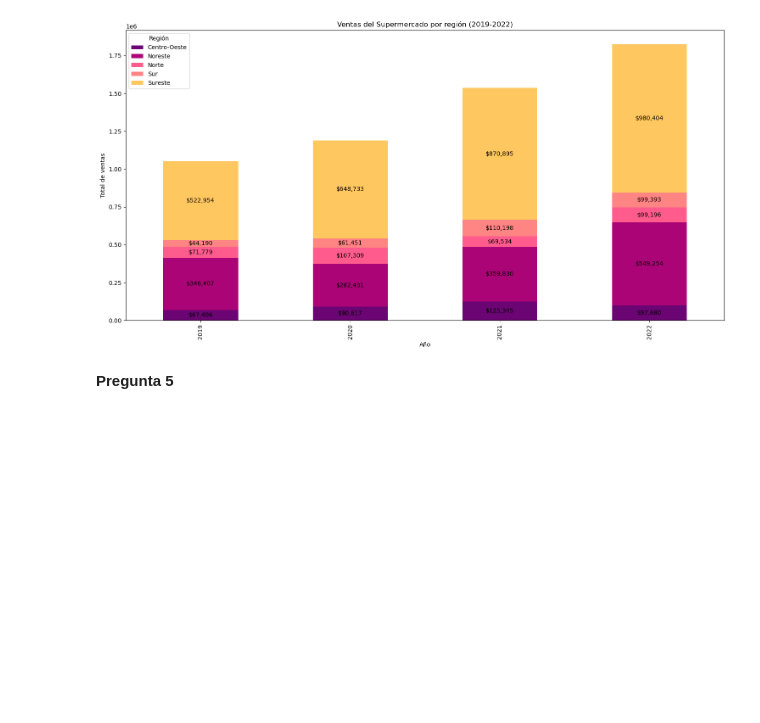
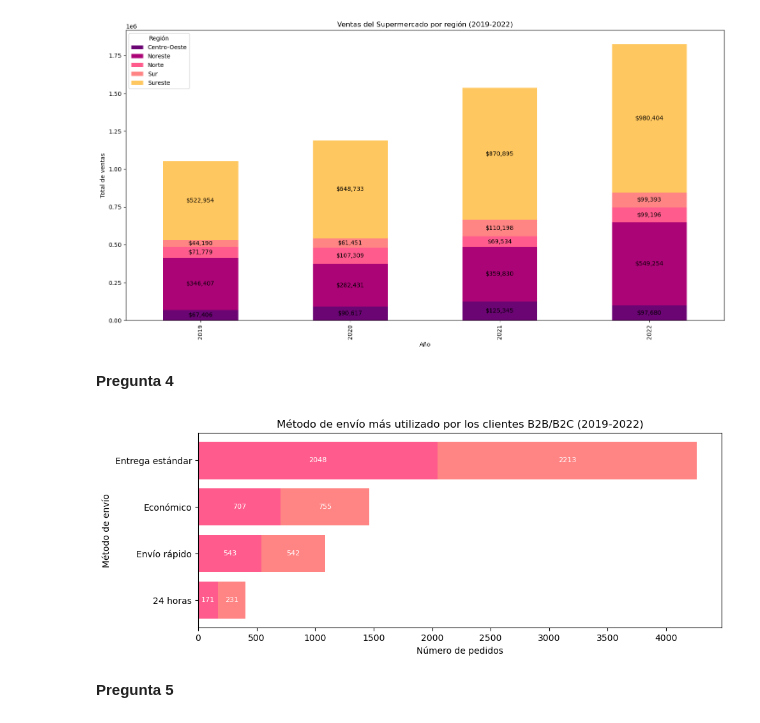
Before and after one commit to gabrielcz6/supermarketsalesanalysis, a Jupyter notebook: supermarketanalisis.ipynb, the cells around one changed output. Drawn from its saved outputs; the diff is of its cells as text; code cells hidden in the pictures; blank space fills up the shorter version.

Commit message:
readme y pregunta 4
Actualizamos el readme y desarrollamos la pregunta 4

```diff
--- a/supermarketanalisis.ipynb
+++ b/supermarketanalisis.ipynb
@@ -284,6 +284,51 @@ año
 2021       125344.52  359829.92   69534.02  110198.47  870894.51
 2022        97679.64  549254.20   99195.86   99393.36  980404.44
 [figure]
+# %% [markdown]
+**Pregunta 4**
+# %%
+import pandas as pd
+import matplotlib.pyplot as plt
+
+# Define las variables globales
+global df_ventas, df_ventas_limpio
+
+
+def pregunta_4():
+    global df_ventas, df_ventas_limpio
+
+    # Preparación de los datos
+    df_modo_envio = df_ventas_limpio[['modo_envio', 'segmento_cliente']].copy()
+
+    # Generar la tabla cruzada
+    df_modo_envio = pd.crosstab(index=df_modo_envio['modo_envio'], columns=df_modo_envio['segmento_cliente']).sort_values("B2B")
+
+    # Visualización
+    colores = ['#6a0573', '#ab0476', '#ff5c8d', '#ff8484', '#ffc75f']
+    fig, ax = plt.subplots(figsize=(10, 4))
+
+    # Crear el gráfico de barras horizontal con colores específicos
+    ax.barh(df_modo_envio.index, df_modo_envio['B2B'], color=colores[2])
+    ax.barh(df_modo_envio.index, df_modo_envio['B2C'], left=df_modo_envio['B2B'], color=colores[3])
+
+    # Colocar etiquetas dentro de cada segmento
+    for i, container in enumerate(ax.containers):
+        labels = [f'{v.get_width()}' if v.get_width() > 0 else '' for v in container]
+        ax.bar_label(container, label_type='center', labels=labels, color='white', fontsize=8)
+
+    # Establecer título y etiquetas de ejes
+    ax.set_title('Método de envío más utilizado por los clientes B2B/B2C (2019-2022)')
+    ax.set_xlabel('Número de pedidos')
+    ax.set_ylabel('Método de envío')
+
+    # Mostrar el gráfico
+    plt.tight_layout()
+    plt.show()
+
+# Llamamos a la función para ejecutarla y visualizar el gráfico
+pregunta_4()
+# %% [output]
+[figure, added]
 # %% [markdown]
 **Pregunta 5**
 # %%
```
Also changed, not shown: 1 other file.
